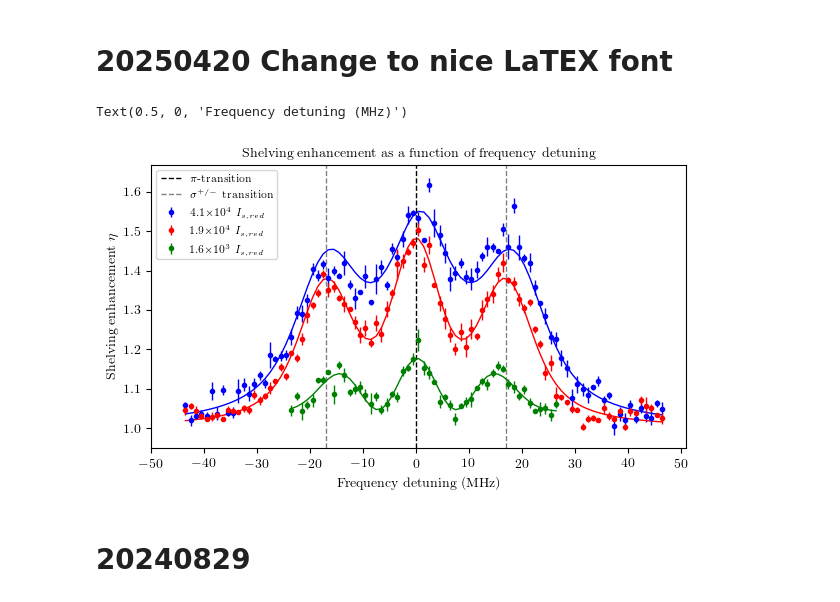
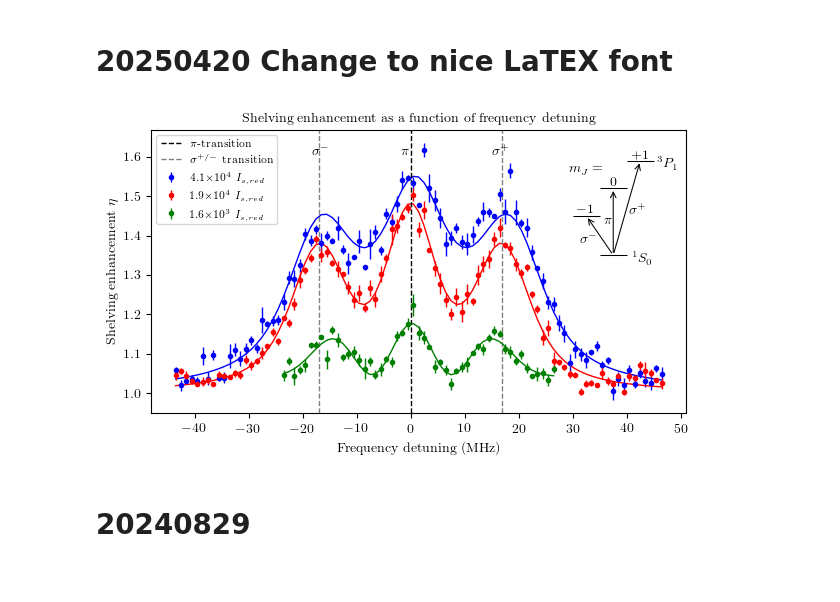
Before and after one commit to hsuchungchuan/Projects, a Jupyter notebook: 240902 Shelving Red MOT Data Analysis/FullDataAnalysisShelvingForDifferentBeamPowers.ipynb, the cells around one changed output. Saved outputs shown, nothing was run; the diff lists cells and outputs as text; code cells hidden in the pictures.

Commit message:
shelving more pretty

```diff
--- a/240902 Shelving Red MOT Data Analysis/FullDataAnalysisShelvingForDifferentBeamPowers.ipynb
+++ b/240902 Shelving Red MOT Data Analysis/FullDataAnalysisShelvingForDifferentBeamPowers.ipynb
@@ -486,36 +486,74 @@ x_data3_shifted = x_data3 - resonance_frequency
 # CHOOSE NICE COLOR FROM "dodgerblue","mediumseagreen","indianred","mediumpurple","slateblue","darkorange","peru","goldenrod"
 
 plt.errorbar(x_data1_shifted, ShelvingIntensityAverageArray_cleaned1 + 1, ShelvingIntensityUncertaintyArray_cleaned1, fmt='.', color='blue', label=r'4.1$\times$10$^4$ $I_{s,red}$')
 plt.plot(x_data1_shifted, combined_voigt(x_data1, *popt1) + 1, 'b-')
 
 plt.errorbar(x_data2_shifted, ShelvingIntensityAverageArray_cleaned2 + 1, ShelvingIntensityUncertaintyArray_cleaned2, fmt='.', color='red', label=r'1.9$\times$10$^4$ $I_{s,red}$')
 plt.plot(x_data2_shifted, combined_voigt(x_data2, *popt2) + 1, 'r-')
 plt.axvline(0, color='k', linestyle='--', label=r'$\pi$-transition')
 plt.axvline(popt2[5], color='grey', linestyle='--', label = r'$\sigma^{+/-}$ transition')
 plt.axvline(-popt2[5], color='grey', linestyle='--')
 
 # Plot a horizontal line via annotation with double-sided arrows
 # plt.annotate(
 #     '', xy=(popt2[5], 1.625), xytext=(-popt2[5], 1.625),
 #     arrowprops=dict(arrowstyle='<->', color='black')
 # )
 # plt.text(0, 1.625, '33.94MHz', ha='center',va='bottom', color='black', fontsize=14)
 
 plt.errorbar(x_data3_shifted, ShelvingIntensityAverageArray_cleaned3[:-20] + 1, ShelvingIntensityUncertaintyArray_cleaned3[:-20], fmt='.', color='green', label=r'1.6$\times$10$^3$ $I_{s,red}$')
 plt.plot(x_data3_shifted, combined_voigt(x_data3, *popt3) + 1, 'g-')
 
 plt.xticks(np.arange(-50, 51, 10))
 plt.legend(loc='upper left')
 
 plt.title('Shelving enhancement as a function of frequency detuning')
 plt.ylabel(r'Shelving enhancement $\eta$')
 plt.xlabel(r'Frequency detuning (MHz)')
 
+plt.text(-16.7, 1.6, r"$\sigma^-$", ha='center', va='bottom')
+plt.text(16.7, 1.6, r"$\sigma^+$", ha='center', va='bottom')
+plt.text(-1, 1.6, r"$\pi$", ha='center', va='bottom')
+
+# Coordinates for the three top lines
+top_y = 1.45
+dy = 0.07
+top_xs = [30, 35, 40]
+line_length = 5
+
+# Draw the three top lines
+for i, x in enumerate(top_xs):
+    plt.hlines(top_y + i*dy, x, x + line_length, color='black', linewidth=0.75)
+
+# Draw the bottom line
+bottom_y = top_y - 0.1
+bottom_x = 35
+plt.hlines(bottom_y, bottom_x, bottom_x + line_length, color='black', linewidth=0.75)
+
+# Draw arrows from bottom line to each top line
+arrowprops = dict(arrowstyle='->', color='black', linewidth=0.75)
+for i, x in enumerate(top_xs):
+    plt.annotate(
+        '',
+        xy=(x + line_length/2, top_y + i*dy),
+        xytext=(bottom_x + line_length/2, bottom_y),
+        arrowprops=arrowprops
+    )
+
+plt.text(33, 1.425-0.05, r"$\sigma^-$", ha='center', va='bottom')
+plt.text(42, 1.5-0.05, r"$\sigma^+$", ha='center', va='bottom')
+plt.text(36.5, 1.475-0.05, r"$\pi$", ha='center', va='bottom')
+plt.text(43, bottom_y+0.01, r"$^1S_0$", ha='center', va='top')
+plt.text(48-0.5, bottom_y+0.01+0.24, r"$^3P_1$", ha='center', va='top')
+plt.text(32.5, top_y, r"$-1$", ha='center', va='bottom')
+plt.text(37.5, top_y+dy, r"$0$", ha='center', va='bottom')
+plt.text(37.5+5, top_y+dy+dy, r"$+1$", ha='center', va='bottom')
+plt.text(32.5, top_y+dy+0.5*dy, r"$m_J=$", ha='center', va='bottom')
+
 # plt.savefig('ShelvingEnhancementVsFrequencyDetuningFitted_20241021.png', dpi=300)
-# plt.savefig('ShelvingEnhancementVsFrequencyDetuningFitted_20250420.pdf',dpi=300)
+plt.savefig('ShelvingEnhancementVsFrequencyDetuningFitted_20250420.pdf',dpi=300)
 # %% [output]
-Text(0.5, 0, 'Frequency detuning (MHz)')
-[figure, old version]
+[figure, new version]
 # %% [markdown]
 # 20240829
 # %%
```
Also changed, not shown: parts of 1 cell of this notebook, 2 other files.
